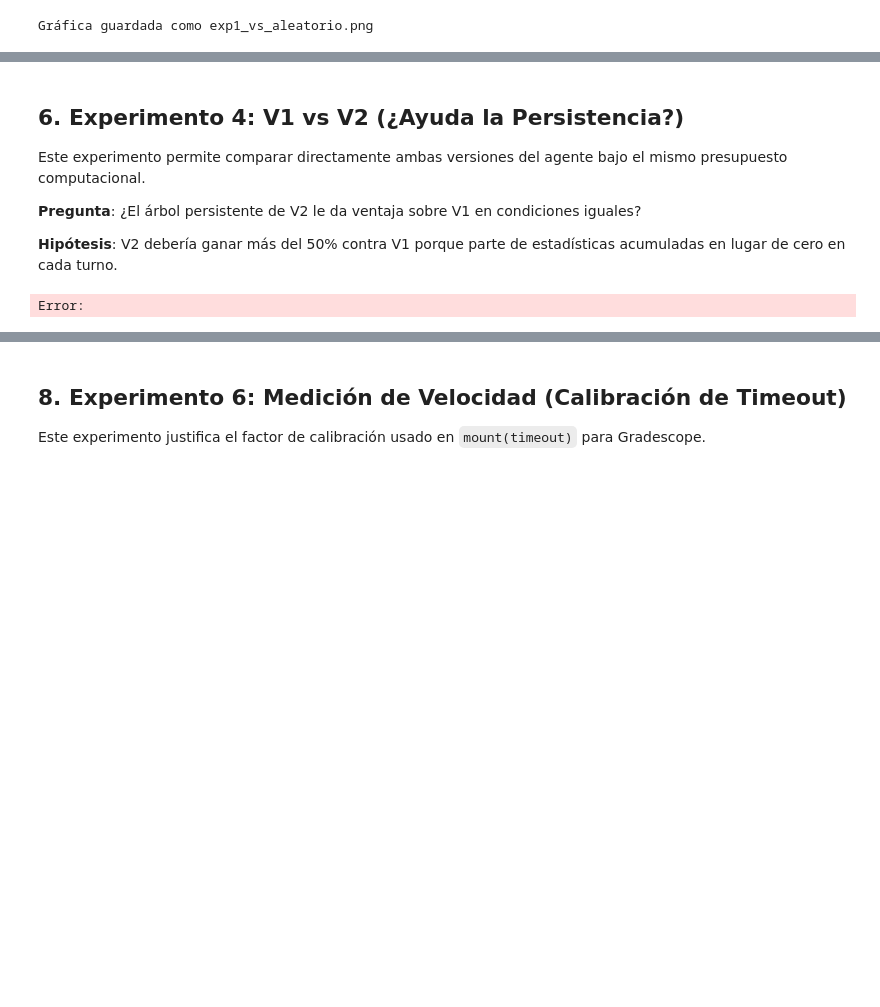
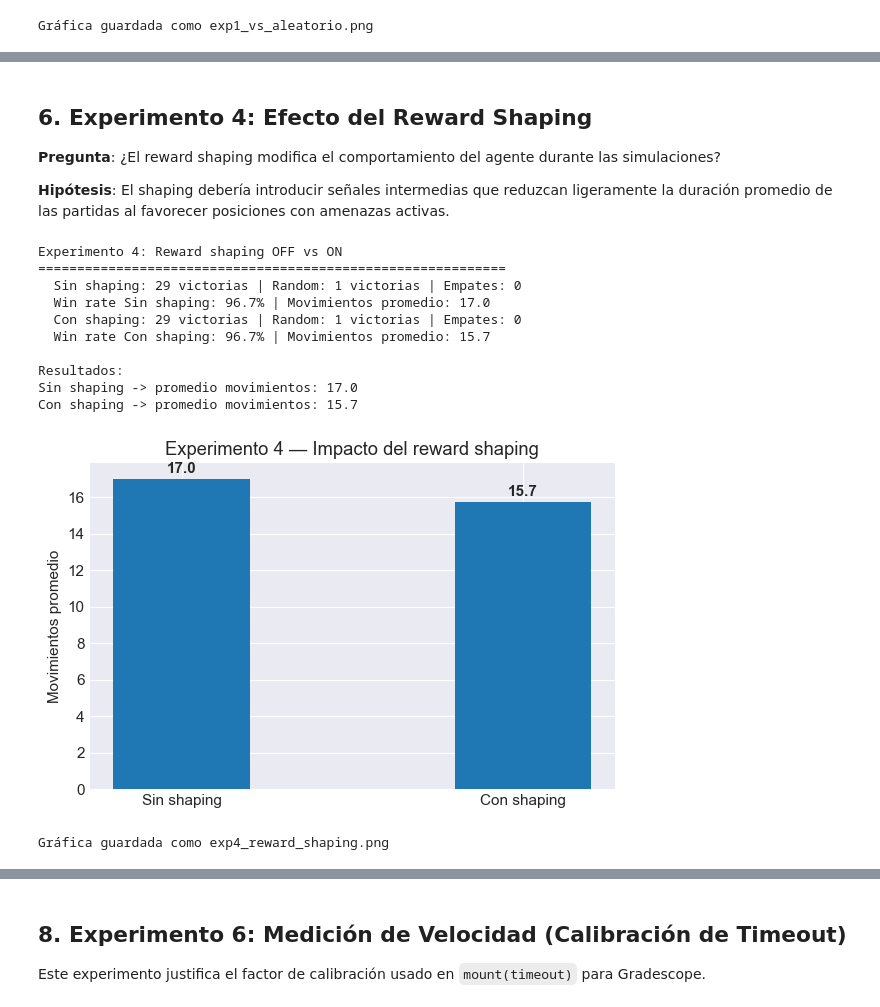
Before and after one commit to Ana3Lu/Connect4-Tournament, a Jupyter notebook: groups/Ana/entrega.ipynb, the cells around one changed output, grey strips where cells are left out. Drawn from its saved outputs; the diff is of its cells as text; code cells hidden in the pictures; blank space fills up the shorter version.

```diff
--- a/groups/Ana/entrega.ipynb
+++ b/groups/Ana/entrega.ipynb
@@ -325,36 +365,69 @@ Gráfica guardada como exp3_reward_shaping.png
 # %% [markdown]
-## 6. Experimento 4: V1 vs V2 (¿Ayuda la Persistencia?)
+## 6. Experimento 4: Efecto del Reward Shaping
 
-Este experimento permite comparar directamente ambas versiones del agente bajo el mismo presupuesto computacional.
+**Pregunta**: ¿El reward shaping modifica el comportamiento del agente durante las simulaciones?
 
-**Pregunta**: ¿El árbol persistente de V2 le da ventaja sobre V1 en condiciones iguales?
-
-**Hipótesis**: V2 debería ganar más del 50% contra V1 porque parte de estadísticas acumuladas en lugar de cero en cada turno.
+**Hipótesis**: El shaping debería introducir señales intermedias que reduzcan ligeramente la duración promedio de las partidas al favorecer posiciones con amenazas activas.
 # %%
-print('Experimento 4: V1 vs V2 (10 sims, 50 partidas)')
+print('Experimento 4: Reward shaping OFF vs ON')
 print('=' * 60)
 
-r_v1_vs_v2 = run_tournament(
-    AnaPolicy(10), AnaPolicyPersistent(10),
-    50, 'V1 (sin persistencia)', 'V2 (con persistencia)'
+r_off = run_tournament(
+    AnaPolicy(50, reward_shaping=False),
+    RandomAgent(),
+    30,
+    'Sin shaping',
+    'Random'
 )
 
-print(f'\nV2 win rate contra V1: {1 - r_v1_vs_v2["win_rate_a"]:.1%}')
+r_on = run_tournament(
+    AnaPolicy(50, reward_shaping=True),
+    RandomAgent(),
+    30,
+    'Con shaping',
+    'Random'
+)
 
-# Gráfica de distribución de resultados
-fig, ax = plt.subplots(figsize=(6, 4))
-labels_pie = ['V1 gana', 'V2 gana', 'Empate']
-sizes = [r_v1_vs_v2['wins_a'], r_v1_vs_v2['wins_b'], r_v1_vs_v2['draws']]
-colors = ['steelblue', 'darkorange', 'lightgray']
-wedges, texts, autotexts = ax.pie(
-    sizes, labels=labels_pie, colors=colors,
-    autopct=lambda p: f'{p:.0f}%' if p > 0 else '', startangle=90
-)
-ax.set_title('Experimento 4 — V1 vs V2 (100 sims, 50 partidas)')
+print('\nResultados:')
+print(f'Sin shaping -> promedio movimientos: {r_off["avg_moves"]:.1f}')
+print(f'Con shaping -> promedio movimientos: {r_on["avg_moves"]:.1f}')
+
+# gráfica
+fig, ax = plt.subplots(figsize=(6,4))
+
+labels = ['Sin shaping', 'Con shaping']
+moves = [r_off['avg_moves'], r_on['avg_moves']]
+
+bars = ax.bar(labels, moves, width=0.4)
+
+ax.set_ylabel('Movimientos promedio')
+ax.set_title('Experimento 4 — Impacto del reward shaping')
+
+for bar, val in zip(bars, moves):
+    ax.text(
+        bar.get_x() + bar.get_width()/2,
+        val + 0.3,
+        f'{val:.1f}',
+        ha='center',
+        fontweight='bold'
+    )
+
 plt.tight_layout()
-plt.savefig('exp4_v1_vs_v2.png', dpi=120)
+plt.savefig('exp4_reward_shaping.png', dpi=120)
 plt.show()
-print('Gráfica guardada como exp4_v1_vs_v2.png')
+
+print('Gráfica guardada como exp4_reward_shaping.png')
 # %% [output]
-Error:
+Experimento 4: Reward shaping OFF vs ON
+============================================================
+  Sin shaping: 29 victorias | Random: 1 victorias | Empates: 0
+  Win rate Sin shaping: 96.7% | Movimientos promedio: 17.0
+  Con shaping: 29 victorias | Random: 1 victorias | Empates: 0
+  Win rate Con shaping: 96.7% | Movimientos promedio: 15.7
+
+Resultados:
+Sin shaping -> promedio movimientos: 17.0
+Con shaping -> promedio movimientos: 15.7
+[figure, added]
+Gráfica guardada como exp4_reward_shaping.png
 # %% [markdown]
```
Also changed, not shown: parts of 12 cells of this notebook, 6 other files.
